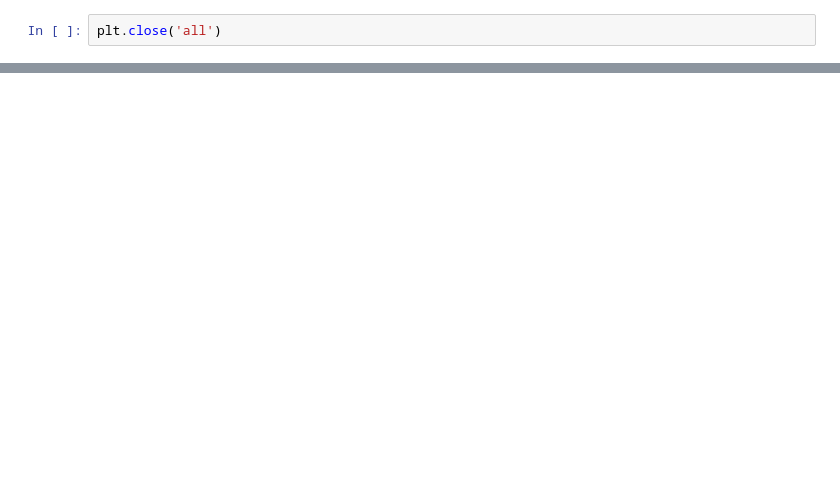
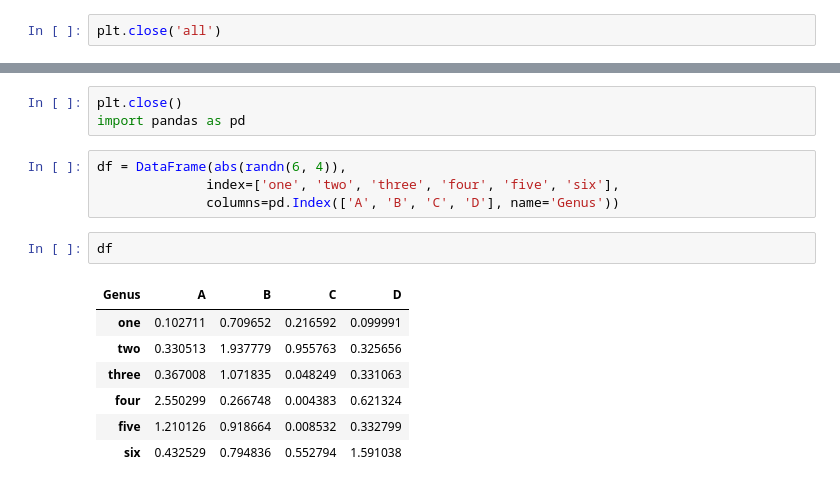
Before and after one commit to Jimmyli-MXIC/pydata-book, a Jupyter notebook: MyCh8_绘图和可视化.ipynb, the cells around one changed output, grey strips where cells are left out. Drawn from its saved outputs; the diff is of its cells as text; blank space fills up the shorter version.

```diff
--- a/MyCh8_绘图和可视化.ipynb
+++ b/MyCh8_绘图和可视化.ipynb
@@ -216,0 +175,17 @@ Text(0.78,0.818367,'Peakvalue')
+# %%
+plt.close()
+import pandas as pd
+# %%
+df = DataFrame(abs(randn(6, 4)),
+              index=['one', 'two', 'three', 'four', 'five', 'six'],
+              columns=pd.Index(['A', 'B', 'C', 'D'], name='Genus'))
+# %%
+df
+# %% [output]
+| Genus | A | B | C | D |
+| one | 0.102711 | 0.709652 | 0.216592 | 0.099991 |
+| two | 0.330513 | 1.937779 | 0.955763 | 0.325656 |
+| three | 0.367008 | 1.071835 | 0.048249 | 0.331063 |
+| four | 2.550299 | 0.266748 | 0.004383 | 0.621324 |
+| five | 1.210126 | 0.918664 | 0.008532 | 0.332799 |
+| six | 0.432529 | 0.794836 | 0.552794 | 1.591038 |
```
Also changed, not shown: parts of 47 cells of this notebook.
